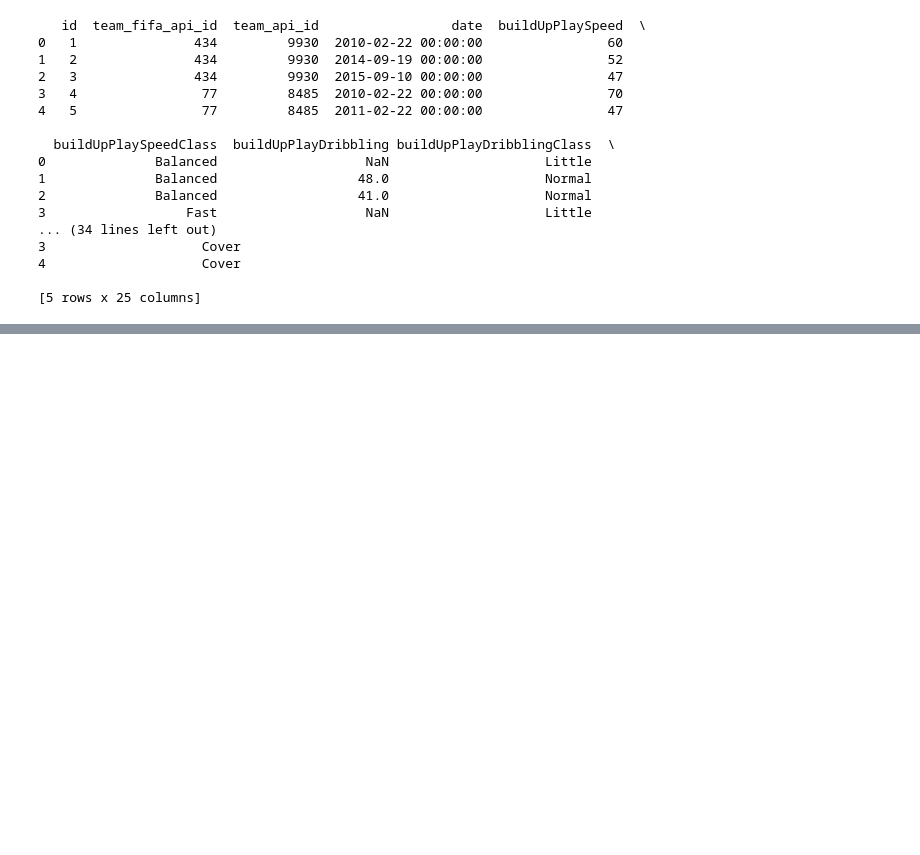
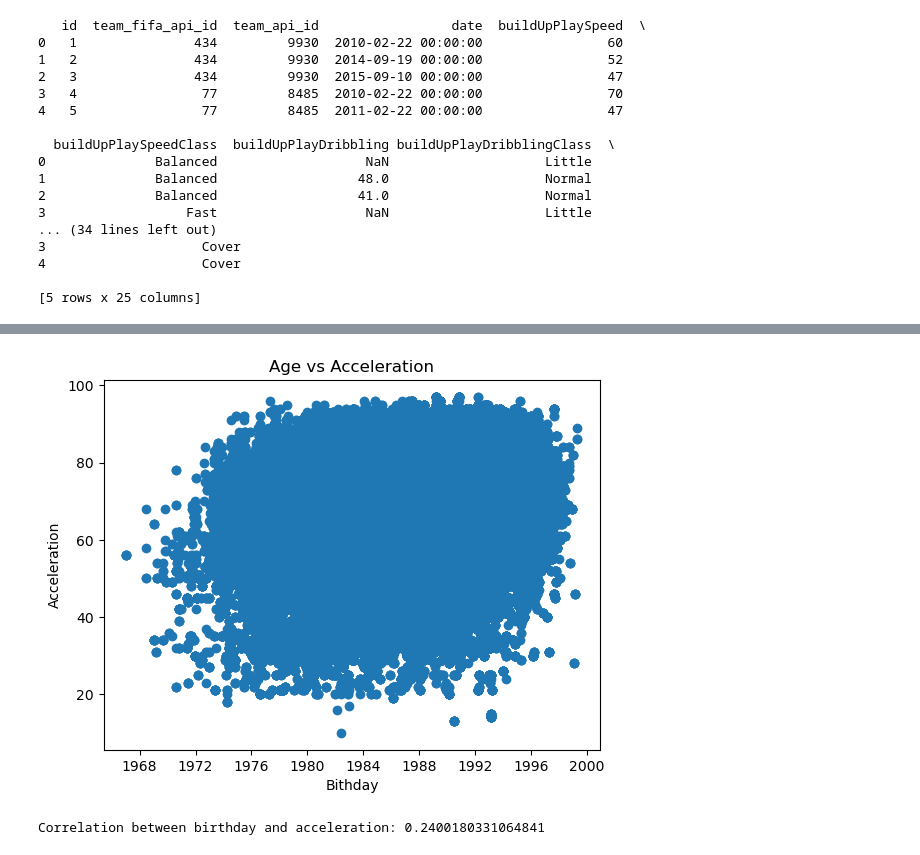
Before and after one commit to cretzu18/dataScienceMachineLearning, a Jupyter notebook: notebooks/european_soccer_eda.ipynb, the cells around one changed output, grey strips where cells are left out. Saved outputs shown, nothing was run; the diff lists cells and outputs as text; code cells hidden in the pictures; blank space fills up the shorter version.

```diff
--- a/notebooks/european_soccer_eda.ipynb
+++ b/notebooks/european_soccer_eda.ipynb
@@ -154,0 +198,10 @@ print(teams_attributes.head())
+# %%
+from datetime import datetime
+
+df_birthday_acceleration = pd.read_sql_query(
+    "SELECT birthday, acceleration " \
+"FROM Player JOIN Player_Attributes " \
+"ON Player.player_api_id = Player_Attributes.player_api_id"
+, con)
+df_birthday_acceleration['birthday'] = df_birthday_acceleration['birthday'].apply(datetime.strptime, args=('%Y-%m-%d %H:%M:%S',))
+df_birthday_acceleration.head()
@@ -154,0 +215,16 @@ print(teams_attributes.head())
+# %%
+plt.scatter(df_birthday_acceleration['birthday'], df_birthday_acceleration['acceleration'])
+plt.xlabel('Bithday')
+plt.ylabel('Acceleration')
+plt.title('Age vs Acceleration')
+plt.show()
+# %% [output]
+[figure, added]
+# %%
+corr = df_birthday_acceleration['birthday'].apply(lambda x: x.toordinal()).corr(df_birthday_acceleration['acceleration'])
+print(f"Correlation between birthday and acceleration: {corr}")
+# We can see that there is almost no correlation between the age of a player and their acceleration attribute,
+# which is surprising as we would expect older players to have lower acceleration.
+# This could be due to the fact that the database contains players of different skill levels and positions.
+# %% [output]
+Correlation between birthday and acceleration: 0.2400180331064841
```
Also changed, not shown: parts of 7 cells of this notebook.
